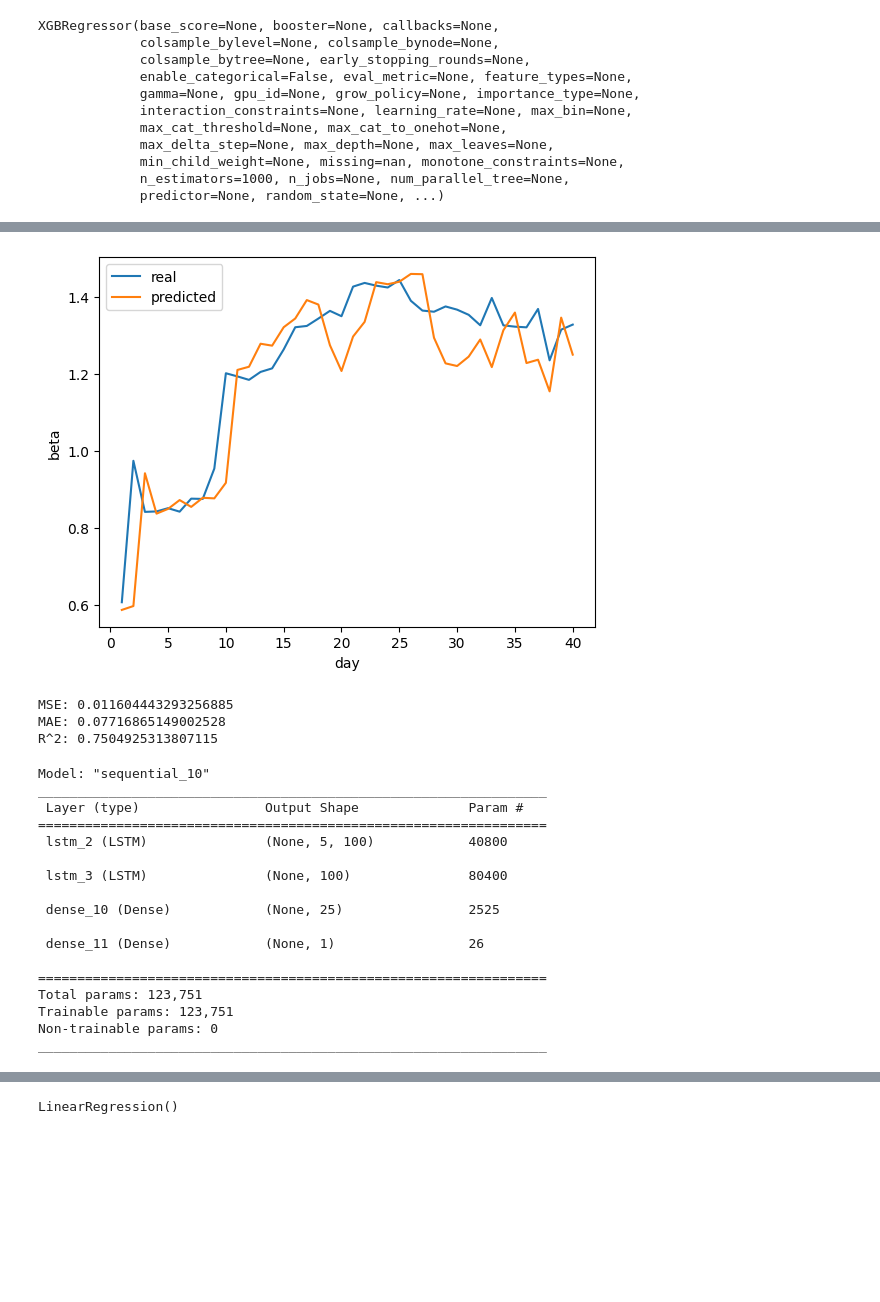
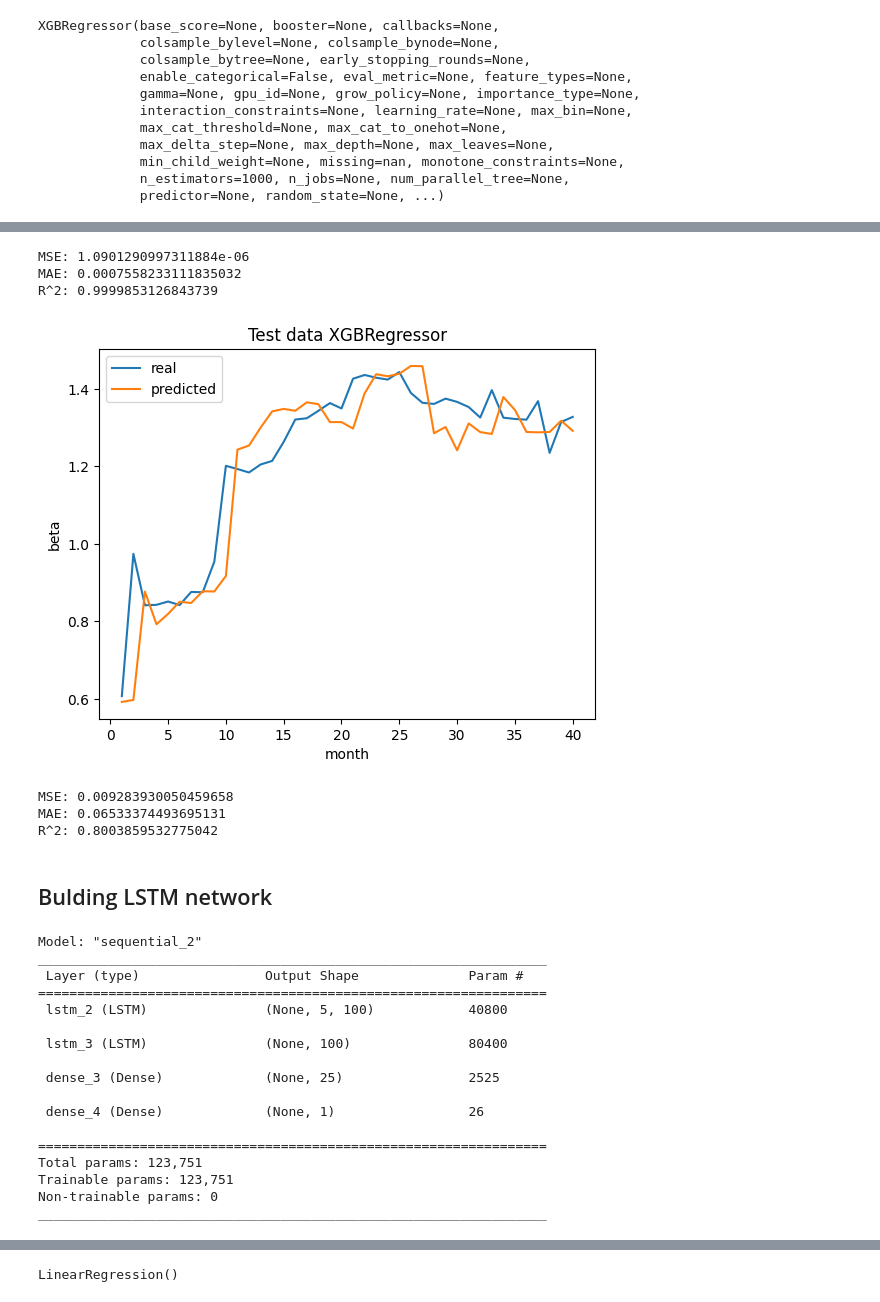
Before and after one commit to lion158/BetaPrediction, a Jupyter notebook: prediction.ipynb, the cells around one changed output, grey strips where cells are left out. Saved outputs shown, nothing was run; the diff lists cells and outputs as text; code cells hidden in the pictures; blank space fills up the shorter version.

```diff
--- a/prediction.ipynb
+++ b/prediction.ipynb
@@ -93,3 +93,6 @@ X
 | 203 | 1.234932 | 1.368290 | 1.320562 | 1.322314 | 1.325707 |
 | 204 | 1.314584 | 1.234932 | 1.368290 | 1.320562 | 1.322314 |
 200 rows × 5 columns
+# %%
+X = X[X.columns[::-1]]
+X
@@ -219,15 +327,28 @@ XGBRegressor(base_score=None, booster=None, callbacks=None,
+# %%
+mse = mean_squared_error(y_train, y_pred)
+mae = mean_absolute_error(y_train, y_pred)
+r2 = r2_score(y_train, y_pred)
+
+print("MSE:", mse)
+print("MAE:", mae)
+print("R^2:", r2)
+# %% [output]
+MSE: 1.0901290997311884e-06
+MAE: 0.0007558233111835032
+R^2: 0.9999853126843739
 # %%
 y_pred = my_model.predict(X_test)
 # %%
 x = np.arange(1, len(y_pred) + 1)
 plt.plot(x,y_test, label='real')
 plt.plot(x,y_pred, label='predicted')
-plt.xlabel('day')
+plt.xlabel('month')
 plt.ylabel('beta')
 plt.legend()
+plt.title('Test data XGBRegressor')
 plt.show()
 # %% [output]
-[figure, old version]
+[figure, new version]
 # %%
 mse = mean_squared_error(y_test, y_pred)
 mae = mean_absolute_error(y_test, y_pred)
@@ -237,9 +358,11 @@ print("MSE:", mse)
 print("MAE:", mae)
 print("R^2:", r2)
 # %% [output]
-MSE: 0.011604443293256885
-MAE: 0.07716865149002528
-R^2: 0.7504925313807115
+MSE: 0.009283930050459658
+MAE: 0.06533374493695131
+R^2: 0.8003859532775042
+# %% [markdown]
+## Bulding LSTM network
 # %%
 model = Sequential()
 model.add(LSTM(100, return_sequences=True, input_shape=(X_train.shape[1], 1)))
@@ -248,7 +371,7 @@ model.add(Dense(25))
 model.add(Dense(1))
 model.summary()
 # %% [output]
-Model: "sequential_10"
+Model: "sequential_2"
 _________________________________________________________________
  Layer (type)                Output Shape              Param #
 =================================================================
@@ -256,9 +379,9 @@ _________________________________________________________________
 
  lstm_3 (LSTM)               (None, 100)               80400
 
- dense_10 (Dense)            (None, 25)                2525
+ dense_3 (Dense)             (None, 25)                2525
 
- dense_11 (Dense)            (None, 1)                 26
+ dense_4 (Dense)             (None, 1)                 26
 
 =================================================================
 Total params: 123,751
```
Also changed, not shown: parts of 33 cells of this notebook, 1 other file.
